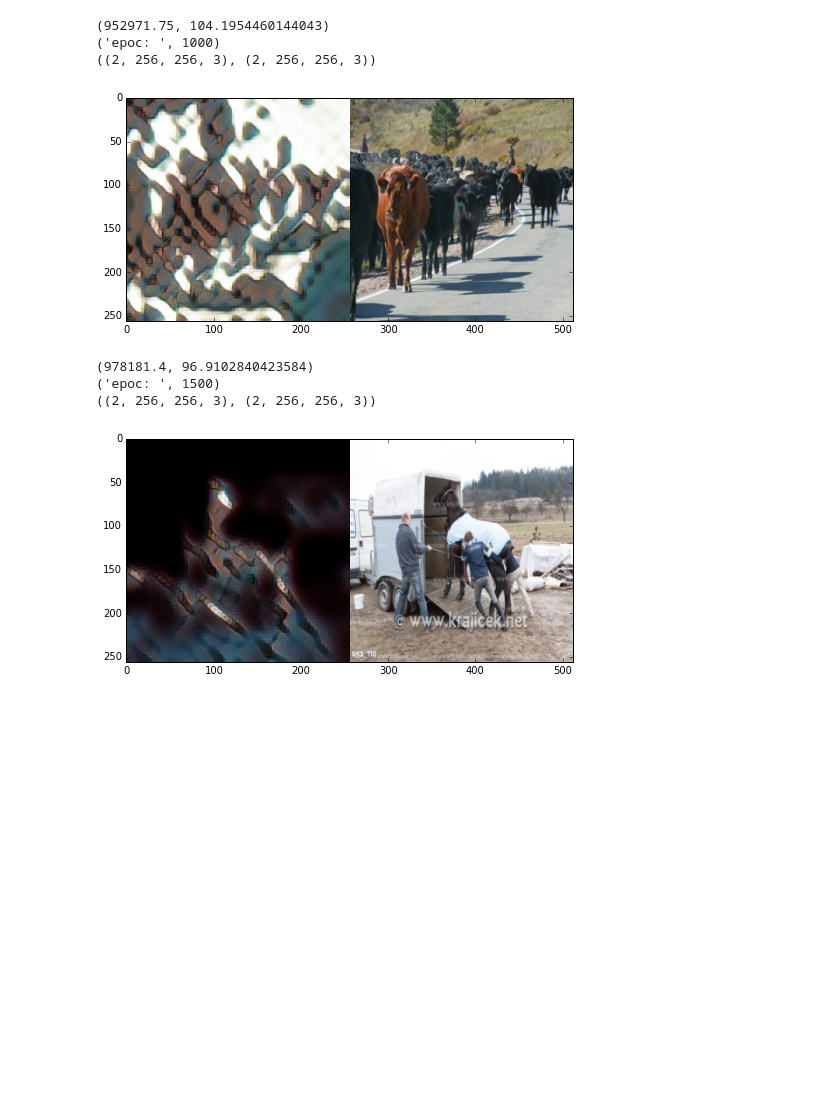
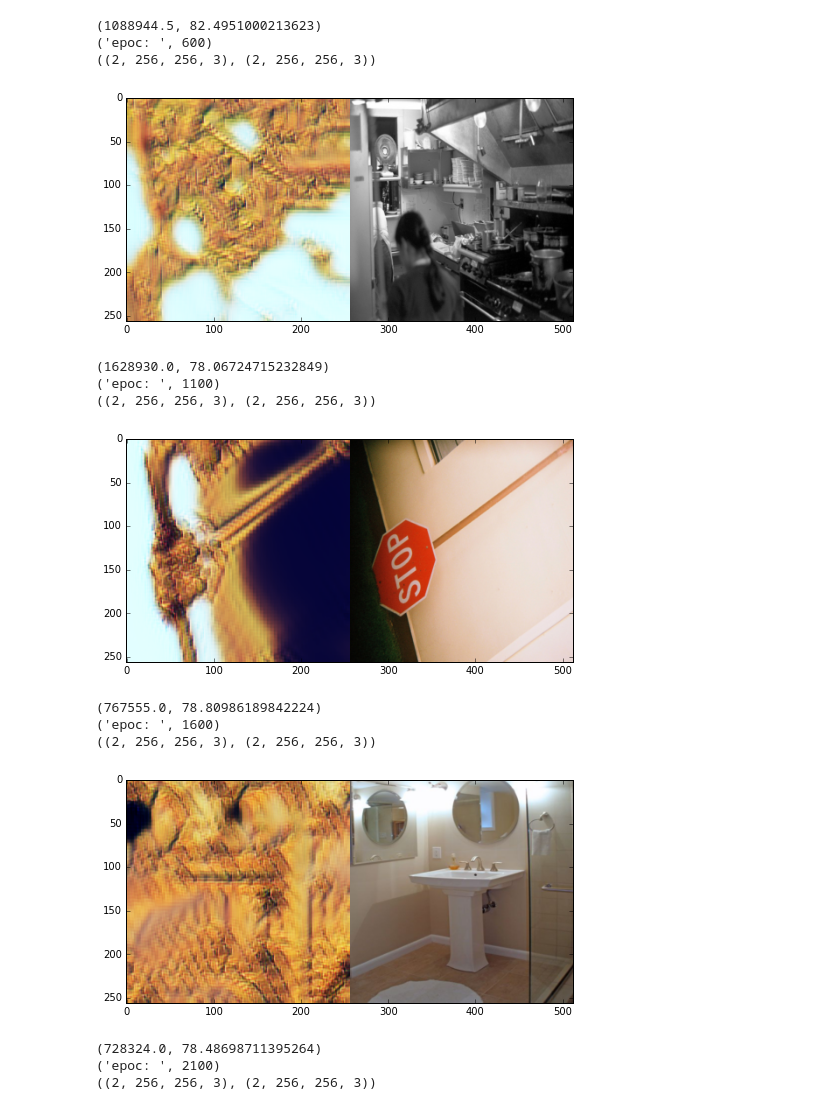
Before and after one commit to AloneGu/keras_tf_neural_img, a Jupyter notebook: notebook_dev_train_des_glaneuses.ipynb, the cells around one changed output. Drawn from its saved outputs; the diff is of its cells as text; code cells hidden in the pictures; blank space fills up the shorter version.

```diff
--- a/notebook_dev_train_des_glaneuses.ipynb
+++ b/notebook_dev_train_des_glaneuses.ipynb
@@ -82,7 +83,7 @@ class FastNeuralStyle(object):
             hist = self.model.train_on_batch(x, dummy_y)
 
             # check
-            if i % 500 == 0:
+            if i % 500 == 100:
                 print(hist, (time.time() - t1))
                 t1 = time.time()
                 print("epoc: ", i)
@@ -94,11 +95,11 @@ class FastNeuralStyle(object):
                 plt.show()
                 self.model.save_weights('des_glaneuses_nn_weights.h5')
 
-nn = FastNeuralStyle(style_weight=4.0,content_weigth=1.0,tv_weight=1e-6,style_p='/home/guwei/nn_style_dir/style/des_glaneuses.jpg',img_size=(256,256))
+nn = FastNeuralStyle(style_weight=4.0,content_weigth=1.0,tv_weight=1e-6,style_p='./data/style/des_glaneuses.jpg',img_size=(256,256))
 
 # val2017 has 5k images
 # style has 3 style images
-nn.train('./data/content',5000,2)
+nn.train('./data/content',2300,2)
 # %% [output]
 Getting style features from VGG network.
 (['./data/content/000000539883.jpg', './data/content/000000311518.jpg', './data/content/000000037988.jpg', './data/content/000000561889.jpg', './data/content/000000279541.jpg'], 5000)
@@ -109,8 +110,15 @@ Getting style features from VGG network.
-(952971.75, 104.1954460144043)
-('epoc: ', 1000)
+(1088944.5, 82.4951000213623)
+('epoc: ', 600)
 ((2, 256, 256, 3), (2, 256, 256, 3))
-[figure, old version]
+[figure, new version]
-(978181.4, 96.9102840423584)
-('epoc: ', 1500)
+(1628930.0, 78.06724715232849)
+('epoc: ', 1100)
 ((2, 256, 256, 3), (2, 256, 256, 3))
-[figure, old version]
+[figure, new version]
+(767555.0, 78.80986189842224)
+('epoc: ', 1600)
+((2, 256, 256, 3), (2, 256, 256, 3))
+[figure, added]
+(728324.0, 78.48698711395264)
+('epoc: ', 2100)
+((2, 256, 256, 3), (2, 256, 256, 3))
```
Also changed, not shown: parts of 2 cells of this notebook, 2 other files.
